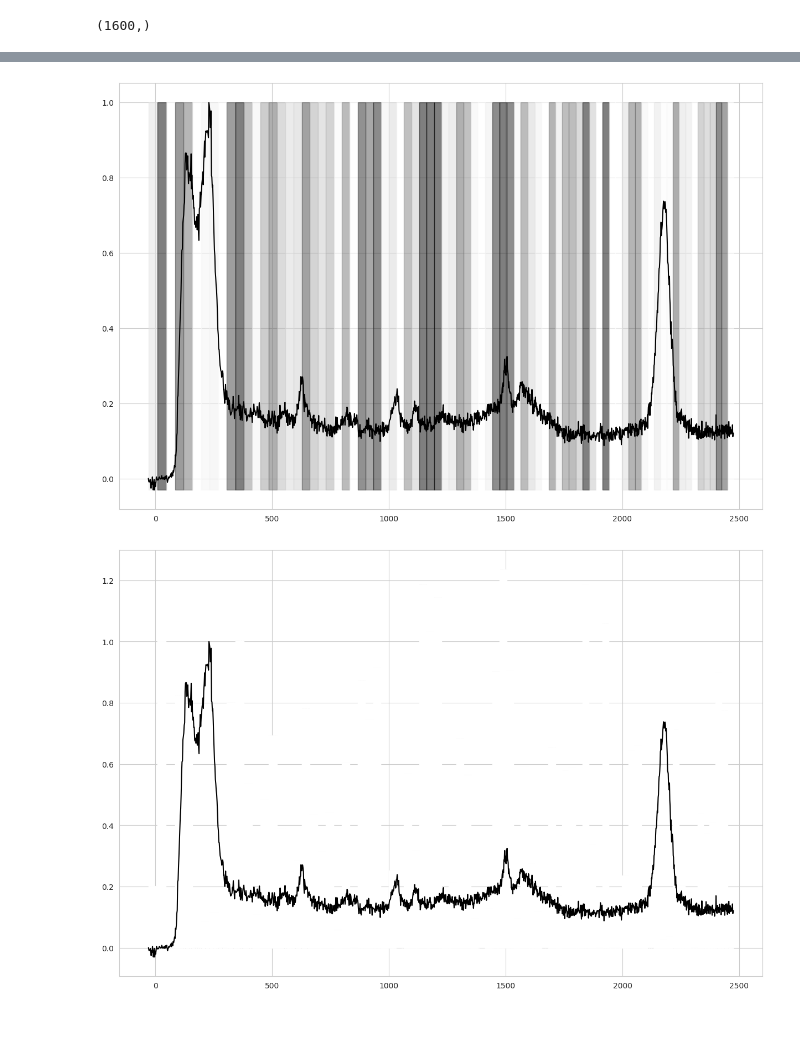
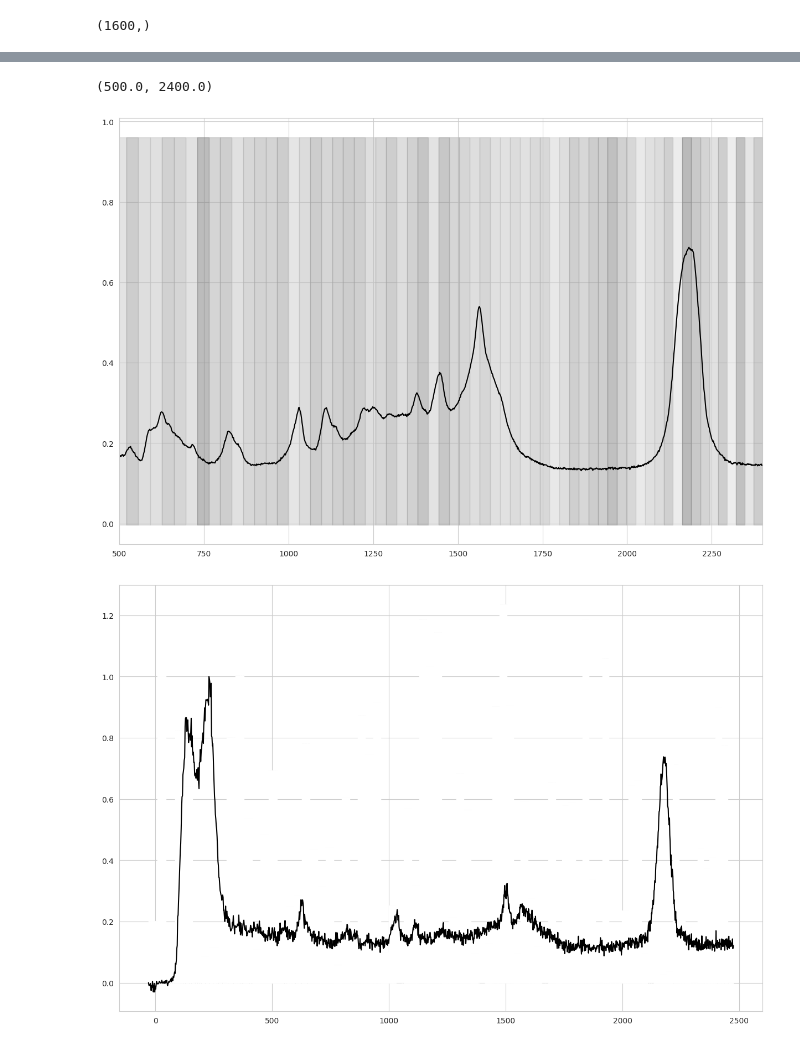
Before and after one commit to anva-kn/Raman, a Jupyter notebook: Publication/Classification.ipynb, the cells around one changed output, grey strips where cells are left out. Drawn from its saved outputs; the diff is of its cells as text; code cells hidden in the pictures.

Commit message:
attention weights interpretation. multiple run statistics. weights importance visualization. WIP: weights importance pooling

```diff
--- a/Publication/Classification.ipynb
+++ b/Publication/Classification.ipynb
@@ -2489,0 +2590,4 @@ attention_weights = attention_weights.T
+# %%
+data = np.genfromtxt('attention_weights_thia_np_arr.csv', delimiter=',')
+# %%
+data = data.T
@@ -2489,0 +2616,8 @@ attention_weights = attention_weights.T
+# %%
+# create a scaler object
+scaler = MinMaxScaler()
+
+# fit and transform the data
+normalized_array = scaler.fit_transform(data)
+
+print(normalized_array)
@@ -2489,0 +2642,2 @@ attention_weights = attention_weights.T
+# %%
+data = normalized_array
@@ -2503,40 +2769,44 @@ fig = plt.figure(figsize=(15, 10))  # adjust the size as needed
 # ax1 = fig.add_subplot(2, 1, 1)
 # cax = ax1.matshow(attention_weights, aspect='auto', cmap=plt.get_cmap(color_scheme), origin='upper')
 # fig.colorbar(cax)
 # ax1.set_xticklabels([])
 # Create the second subplot for the overlapping spectra
 # ax2 = fig.add_subplot(2, 1, 2)
-plt.plot(f_sup_plot, data_test[spectra_index], color='black')
+plt.plot(f_sup, np.mean(data_test[spectra_index], axis=0), color='black')
 # Color each 100-point segment according to attention weights
 cmap = plt.get_cmap(color_scheme)  # Get the colormap
 SEGMENT_SIZE = input_shape[-1]  # Adjust the segment size as needed
 
 def compute_color(segment_weights):
     norm = mcolors.Normalize(vmin=0, vmax=1)
     color = cmap(norm(segment_weights.max()))
     color = plt.cm.Greys(segment_weights.max())
     hex_color = mcolors.rgb2hex(color)
     return hex_color
 
 for idx in range(input_shape[0]):
     if idx == input_shape[0] - 1:
         end_index = 1599
     else:
         end_index = (idx + 1) * SEGMENT_SIZE
     start_index = idx * SEGMENT_SIZE
-    segment_weights = attention_weights_plot[idx]
+    # segment_weights = attention_weights_plot[idx]
+    segment_weights = np.mean(data, axis=0)[idx]
     hex_color = compute_color(segment_weights)
     # print("Color:", hex_color)
     # print("Segment weights:", segment_weights)
-    y_range = [np.min(data_test[spectra_index]), np.max(data_test[spectra_index])]
-    plt.fill_betweenx(y=y_range, x1=f_sup_plot[start_index], x2=f_sup_plot[end_index], color=hex_color, alpha=0.5)
+    y_range = [np.min(np.mean(data_test[spectra_index], axis=0)), np.max(np.mean(data_test[spectra_index], axis=0))]
+    plt.fill_betweenx(y=y_range, x1=f_sup[start_index], x2=f_sup[end_index], color=hex_color, alpha=0.5)
 # # Add vertical lines every 100 points
 # for i in range(1, input_shape[0]):  # Adjust the range to avoid accessing an out-of-bounds index
 #     ax2.axvline(x=f_sup_plot[i*input_shape[-1]], color='red', linestyle='--')
-
-plt.show()
+# for peak_index in car_peaks_indices:
+#     plt.axvline(x=f_sup[peak_index], color='red', linestyle='--')
+plt.xlim(500, 2400)
+# plt.savefig('attention_weights_acet_bars.png')
 # %% [output]
+(500.0, 2400.0)
-[figure, old version]
+[figure, new version]
 # %%
 # Create a figure and axis with a wider figure size
 fig = plt.figure(figsize=(15, 10))  # adjust the size as needed
```
Also changed, not shown: parts of 44 cells of this notebook.
